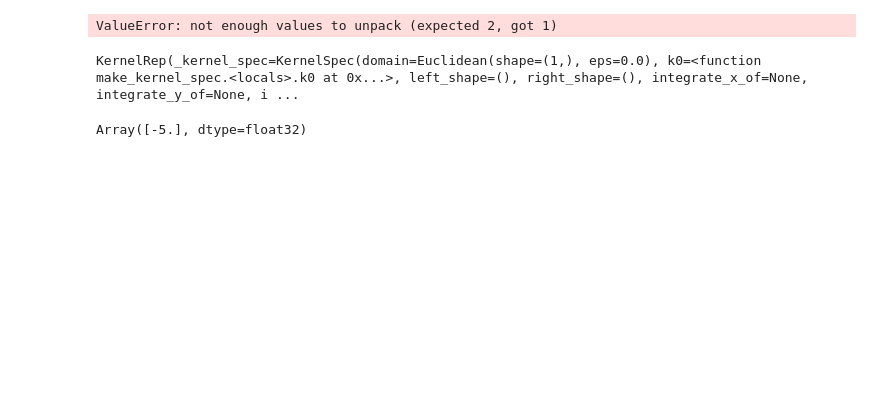
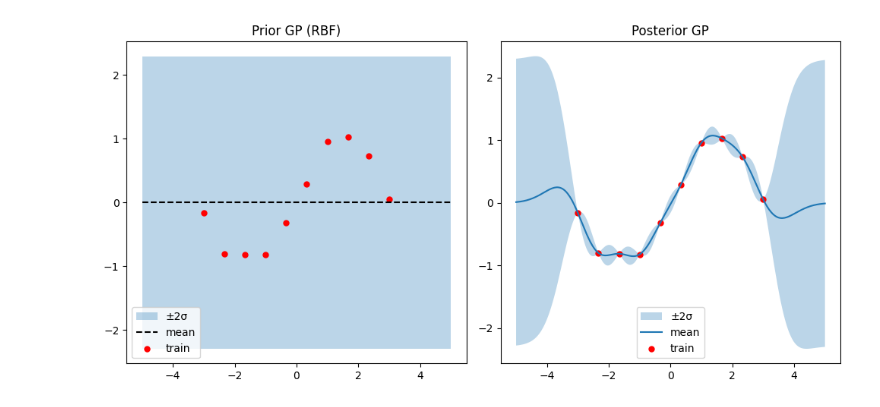
Before and after one commit to MatthewAlexanderFisher/GaussED, a Jupyter notebook: test.ipynb, the cells around one changed output. Drawn from its saved outputs; the diff is of its cells as text; code cells hidden in the pictures; blank space fills up the shorter version.

```diff
--- a/test.ipynb
+++ b/test.ipynb
@@ -1,5 +1,13 @@
 # %%
+import jax
+from jax import config
 import jax.numpy as jnp
+config.update("jax_enable_x64", True)  # do this at the very top
+
+
+import matplotlib.pyplot as plt
+plt.rcParams["figure.figsize"] = (5, 3)
+
 
 from gaussed.domains import Euclidean
 from gaussed.codomains import Codomain
@@ -10,3 +18,5 @@ from gaussed.gp.kernels.matern import MaternKernel
 from gaussed.gp.means import ZeroMeanFun
 from gaussed.gp.base import GP, PosteriorGP
 from gaussed.model import GPModel
+from gaussed.utils.shape_helpers import pack_ev2mat
+from gaussed.backends.base import ExactBackend
@@ -24,7 +23,6 @@ backend = ExactBackend(solverfns=solver_fns)
 # %%
 import jax
 import jax.numpy as jnp
-import matplotlib.pyplot as plt
 
 from gaussed.domains import Euclidean
 from gaussed.codomains import Codomain
@@ -35,12 +33,17 @@ from gaussed.gp.means import ZeroMeanFun
 from gaussed.gp.base import GP
 from gaussed.model import GPModel
 from gaussed.likelihoods.gaussian import GaussianLikelihood
+from gaussed.backends.base import ExactBackend, SolverFns
+from gaussed.backends.solvers.cholesky import chol_solve_hook, chol_sqrt_hook, chol_logdet_hook
+
+
+solver_fns = SolverFns(chol_solve_hook(), chol_sqrt_hook(), chol_logdet_hook())
 
 # --- GP prior ---
 domain   = Euclidean((1,))
 codomain = Codomain((1,))
-mean     = ZeroMeanFun()
-rbf_params = RBFParams(lengthscale=jnp.array(0.3), amplitude=jnp.array(1.0))
+mean     = ZeroMeanFun(domain, codomain)
+rbf_params = RBFParams(lengthscale=jnp.array(0.), amplitude=jnp.array(1.0))
 kernel   = RBFKernel(rbf_params)
 backend = ExactBackend(solverfns=solver_fns)
 
@@ -65,40 +68,40 @@ post = model.condition(Ftr, y)
 
 # --- Prior mean/var (for reference) ---
 prior_mean = gp.mean_spec().eval(Xt)[:, 0]
-prior_var  = jnp.diag(gp.kernel_spec().k0(Xt, Xt))
+prior_var  = jnp.diag(pack_ev2mat(gp.kernel_spec().k0(Xt, Xt), (1,), (1,)))
 
 # --- Posterior mean/var ---
 m_post = post.mean(Fte)
 v_post = post.variance(Fte)
 
 # --- Plot ---
 xplot = Xt.squeeze()
 
 plt.figure(figsize=(10,5))
 
 # Prior
 plt.subplot(1,2,1)
 plt.title("Prior GP (RBF)")
 plt.fill_between(xplot,
                  prior_mean - 2*jnp.sqrt(prior_var),
                  prior_mean + 2*jnp.sqrt(prior_var),
                  alpha=0.3, label="±2σ")
 plt.plot(xplot, prior_mean, "k--", label="mean")
 plt.scatter(Xtr.squeeze(), y, s=25, c="r", label="train")
 plt.legend()
 
 # Posterior
 plt.subplot(1,2,2)
 plt.title("Posterior GP")
 plt.fill_between(xplot,
-                 m_post - 2*jnp.sqrt(v_post),
-                 m_post + 2*jnp.sqrt(v_post),
+                 m_post.reshape(-1,) - 2*jnp.sqrt(v_post),
+                 m_post.reshape(-1,) + 2*jnp.sqrt(v_post),
                  alpha=0.3, label="±2σ")
 plt.plot(xplot, m_post, label="mean")
 plt.scatter(Xtr.squeeze(), y, s=25, c="r", label="train")
 plt.legend()
 
 plt.tight_layout()
 plt.show()
 # %% [output]
-ValueError: not enough values to unpack (expected 2, got 1)
+[figure, added]
@@ -118,5 +107,0 @@ ks, ms, ctx = backend.make_specs(model)
-# %%
-rep = backend.make_rep(model)
-rep
-# %% [output]
-KernelRep(_kernel_spec=KernelSpec(domain=Euclidean(shape=(1,), eps=0.0), k0=<function make_kernel_spec.<locals>.k0 at 0x...>, left_shape=(), right_shape=(), integrate_x_of=None, integrate_y_of=None, i ...
@@ -125,4 +107,0 @@ test = ProbeStack([Probe(ops=(), fnl=Eval(Xt[i])) for i in range(Xt.shape[0])])
-# %%
-rep.gram()
-# %% [output]
-Array([-5.], dtype=float32)
```
Also changed, not shown: parts of 26 cells of this notebook, 40 other files.
